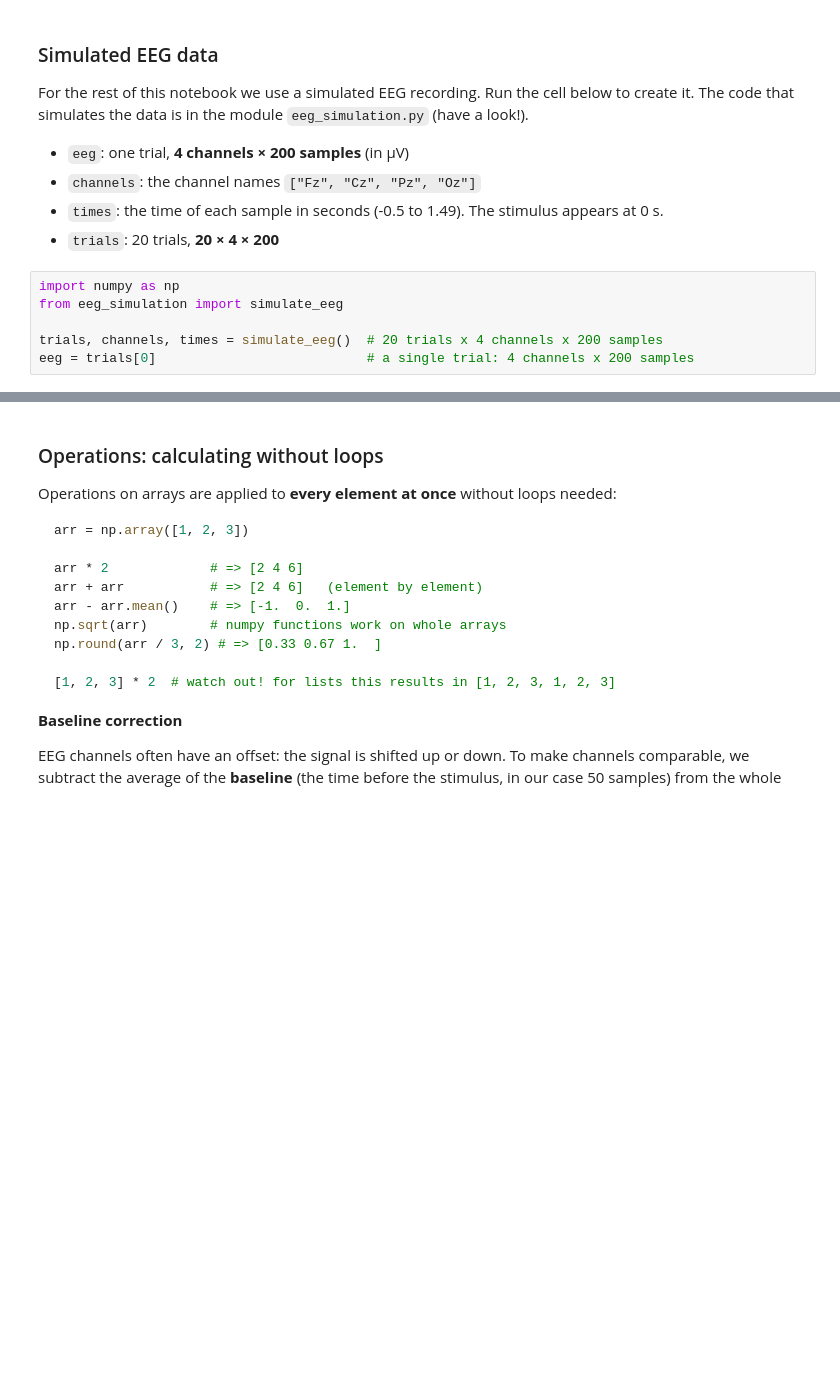
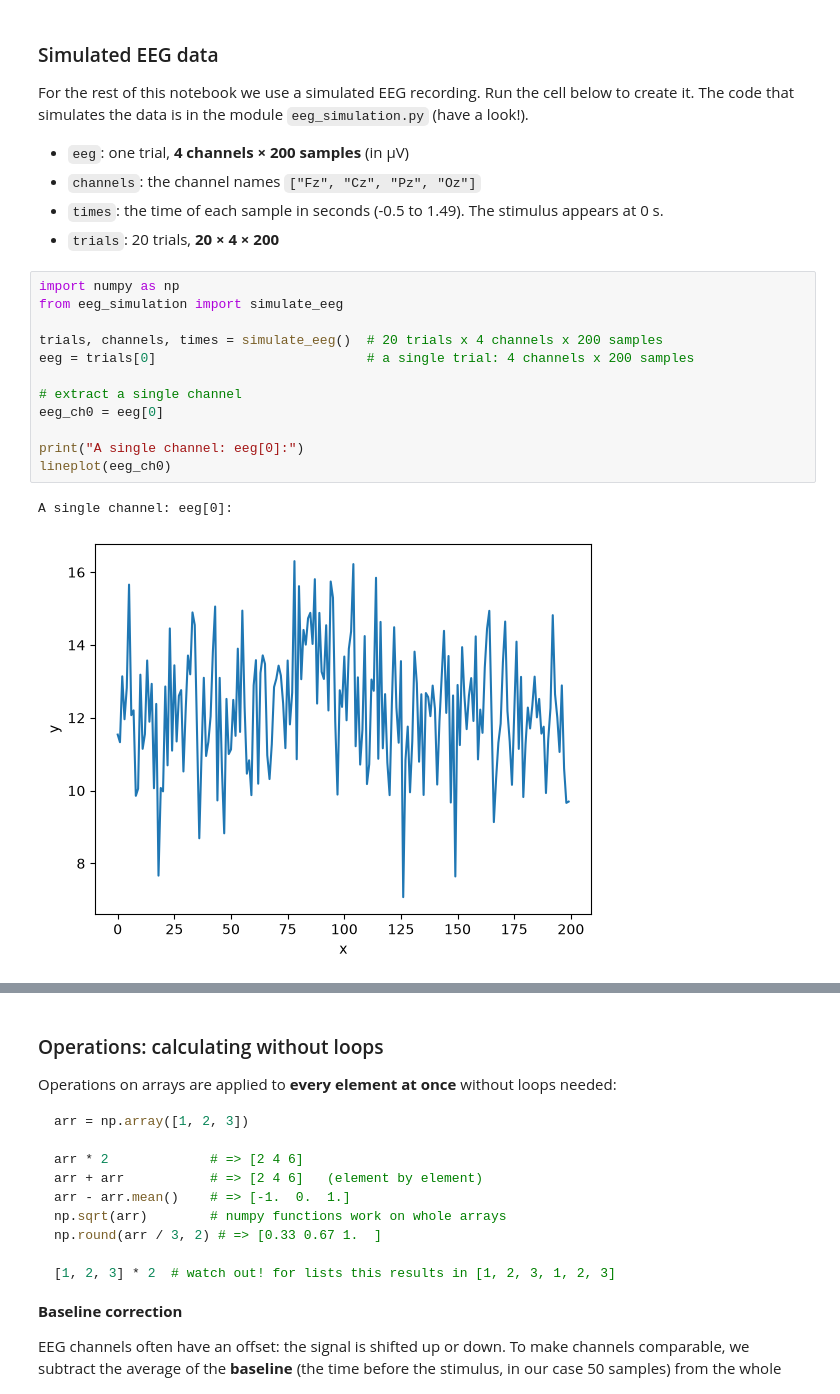
Before and after one commit to wunderwald/Python_Workshop, a Jupyter notebook: practice2.2.ipynb, the cells around one changed output, grey strips where cells are left out. Saved outputs shown, nothing was run; the diff lists cells and outputs as text; blank space fills up the shorter version.

```diff
--- a/practice2.2.ipynb
+++ b/practice2.2.ipynb
@@ -61,9 +88,18 @@ For the rest of this notebook we use a simulated EEG recording. Run the cell bel
 # %%
 import numpy as np
 from eeg_simulation import simulate_eeg
 
 trials, channels, times = simulate_eeg()  # 20 trials x 4 channels x 200 samples
 eeg = trials[0]                           # a single trial: 4 channels x 200 samples
+
+# extract a single channel
+eeg_ch0 = eeg[0]
+
+print("A single channel: eeg[0]:")
+lineplot(eeg_ch0)
+# %% [output]
+A single channel: eeg[0]:
+[figure, added]
 # %% [markdown]
 ### Indexing, slicing and copy()
 
```
Also changed, not shown: parts of 4 cells of this notebook, 4 other files.
